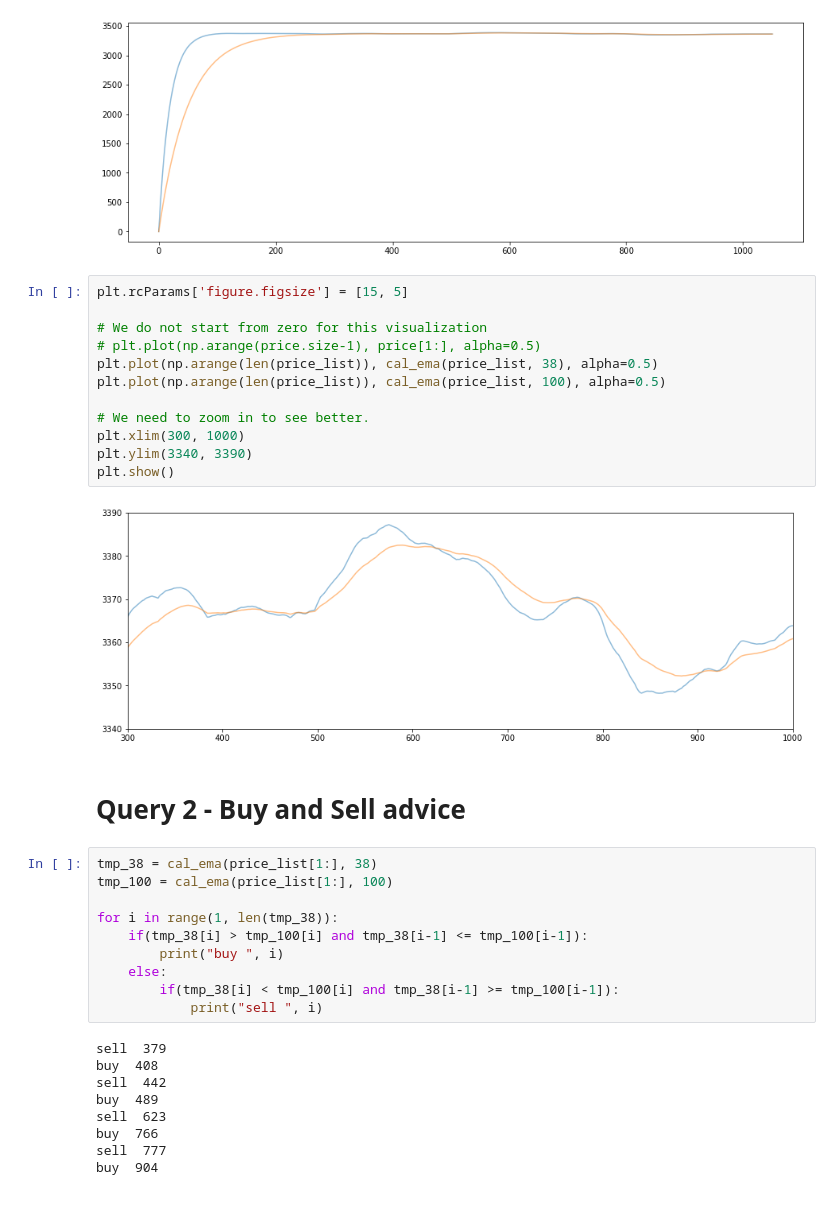
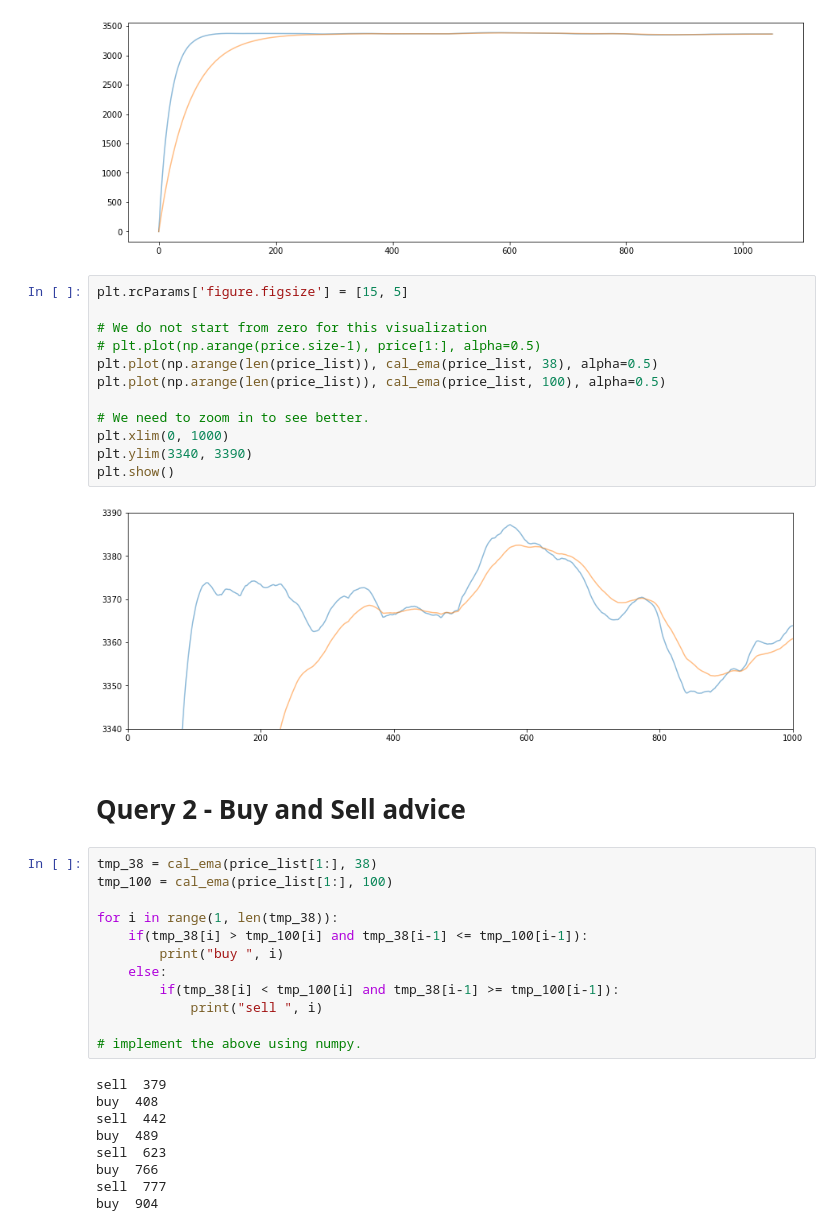
Before and after one commit to kiat/debs2022, a Jupyter notebook: notebooks/Calculate EMA with different smoothing factors .ipynb, the cells around one changed output. Saved outputs shown, nothing was run; the diff lists cells and outputs as text.

```diff
--- a/notebooks/Calculate EMA with different smoothing factors .ipynb
+++ b/notebooks/Calculate EMA with different smoothing factors .ipynb
@@ -123,17 +123,17 @@ plt.show()
 # %%
 plt.rcParams['figure.figsize'] = [15, 5]
 
 # We do not start from zero for this visualization
 # plt.plot(np.arange(price.size-1), price[1:], alpha=0.5)
 plt.plot(np.arange(len(price_list)), cal_ema(price_list, 38), alpha=0.5)
 plt.plot(np.arange(len(price_list)), cal_ema(price_list, 100), alpha=0.5)
 
 # We need to zoom in to see better.
-plt.xlim(300, 1000)
+plt.xlim(0, 1000)
 plt.ylim(3340, 3390)
 plt.show()
 # %% [output]
-[figure, old version]
+[figure, new version]
 # %% [markdown]
 # Query 2 - Buy and Sell advice
 # %%
@@ -146,6 +146,8 @@ for i in range(1, len(tmp_38)):
     else:
         if(tmp_38[i] < tmp_100[i] and tmp_38[i-1] >= tmp_100[i-1]):
             print("sell ", i)
+
+# implement the above using numpy.
 # %% [output]
 sell  379
 buy  408
```
